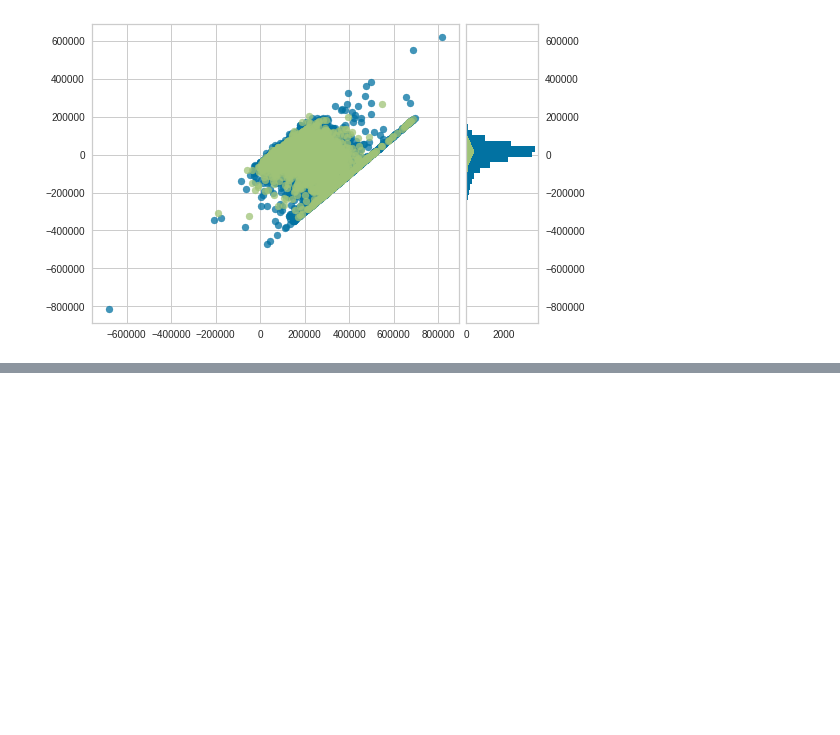
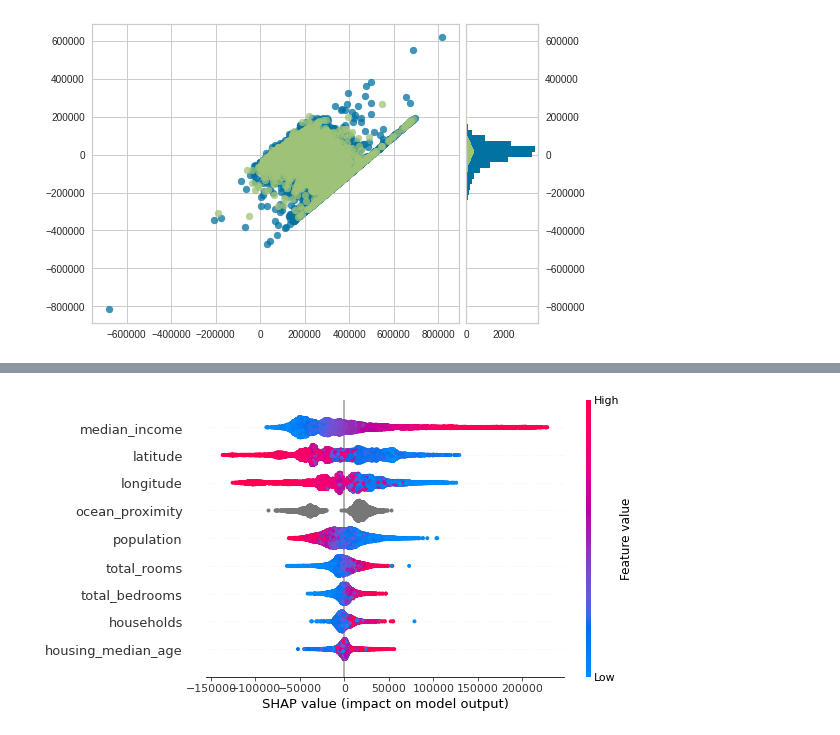
Before and after one commit to Smartsie/Playground, a Jupyter notebook: Hands_on_Machine_Learning_Ex_1_Housing.ipynb, the cells around one changed output, grey strips where cells are left out. Saved outputs shown, nothing was run; the diff lists cells and outputs as text; code cells hidden in the pictures; blank space fills up the shorter version.

Commit message:
Added working plot with catboost and Kernel Explainer

```diff
--- a/Hands_on_Machine_Learning_Ex_1_Housing.ipynb
+++ b/Hands_on_Machine_Learning_Ex_1_Housing.ipynb
@@ -271,0 +298,4 @@ shap.summary_plot(shap_values, X_train, plot_type="bar")
+# %%
+model=CatBoostRegressor(cat_features=categorical_features)
+# %%
+model.fit(housing,housing_labels)
@@ -271,0 +321,2 @@ shap.summary_plot(shap_values, X_train, plot_type="bar")
+# %%
+shap_value=model.get_feature_importance(Pool(housing,label=housing_labels,cat_features=categorical_features),type="ShapValues")
@@ -271,0 +325,3 @@ shap.summary_plot(shap_values, X_train, plot_type="bar")
+# %%
+expected_value = shap_values[0,-1]
+shap_values = shap_value[:,:-1]
@@ -271,0 +334,4 @@ shap.summary_plot(shap_values, X_train, plot_type="bar")
+# %%
+shap.summary_plot(shap_values, housing)
+# %% [output]
+[figure, added]
```
Also changed, not shown: parts of 11 cells of this notebook.
